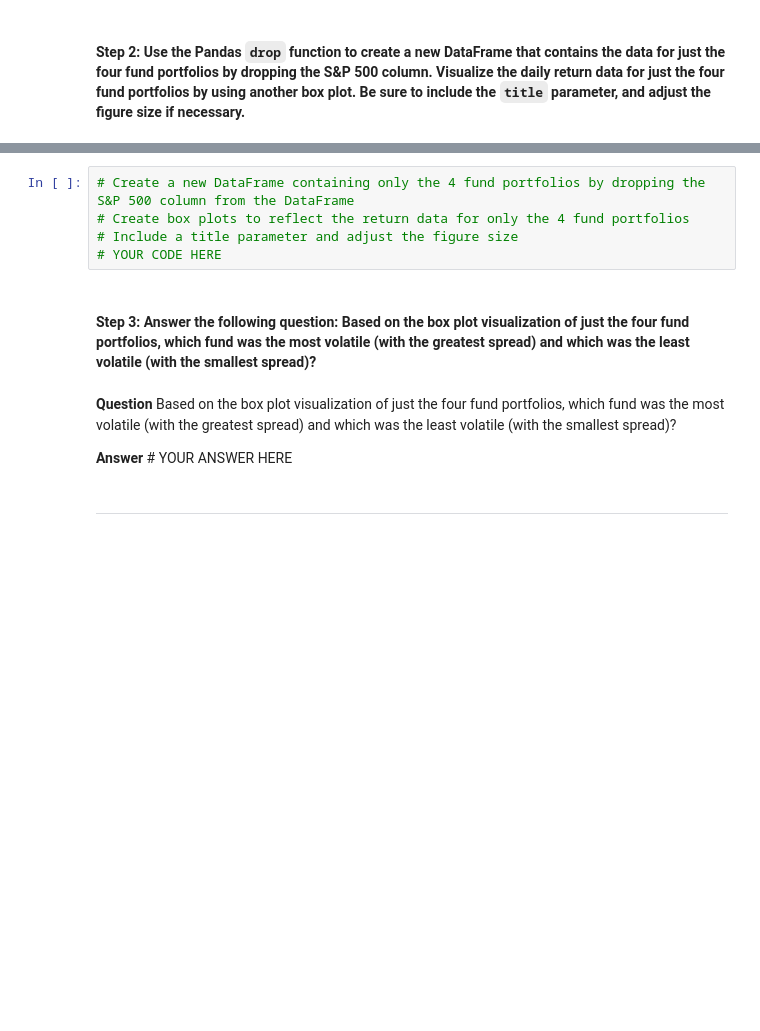
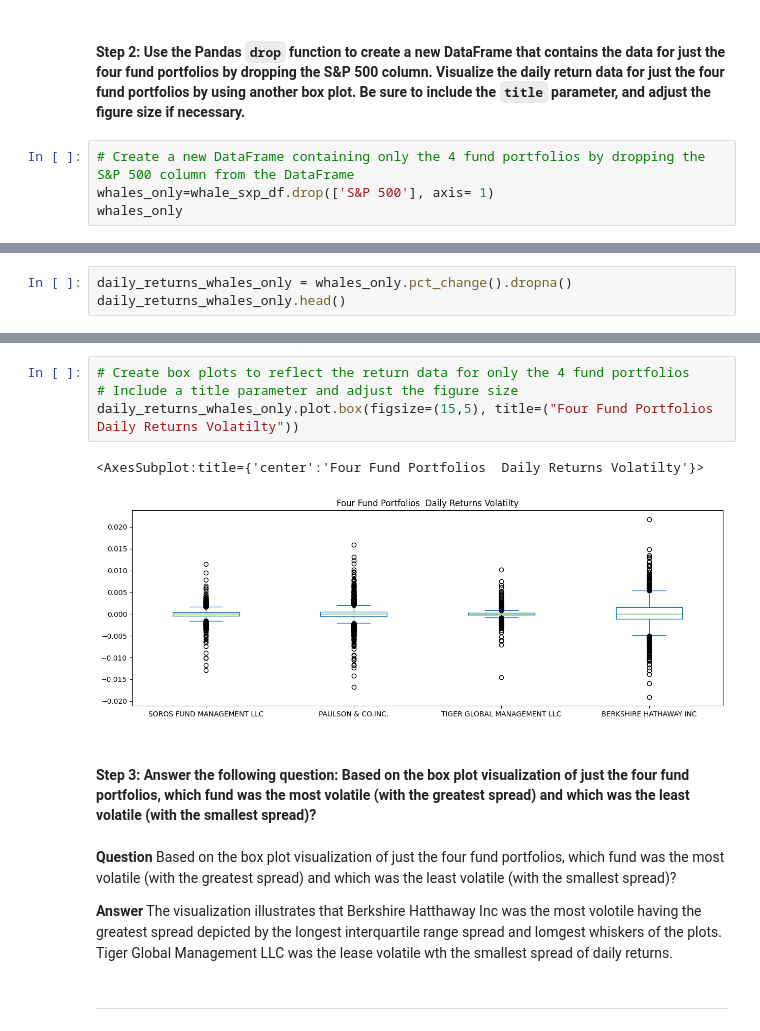
Before and after one commit to Abillu/ChallengeM4_Upload, a Jupyter notebook: risk_return_analysis.ipynb, the cells around one changed output, grey strips where cells are left out. Saved outputs shown, nothing was run; the diff lists cells and outputs as text; blank space fills up the shorter version.

```diff
--- a/risk_return_analysis.ipynb
+++ b/risk_return_analysis.ipynb
@@ -190,2 +211,6 @@ Analyze the volatility of each of the four fund portfolios and of the S&P 500 In
 # %% [markdown]
 #### Step 2: Use the Pandas `drop` function to create a new DataFrame that contains the data for just the four fund portfolios by dropping the S&P 500 column. Visualize the daily return data for just the four fund portfolios by using another box plot. Be sure to include the `title` parameter, and adjust the figure size if necessary.
+# %%
+# Create a new DataFrame containing only the 4 fund portfolios by dropping the S&P 500 column from the DataFrame
+whales_only=whale_sxp_df.drop(['S&P 500'], axis= 1)
+whales_only
@@ -191,0 +232,3 @@ Analyze the volatility of each of the four fund portfolios and of the S&P 500 In
+# %%
+daily_returns_whales_only = whales_only.pct_change().dropna()
+daily_returns_whales_only.head()
@@ -192,14 +243,16 @@ Analyze the volatility of each of the four fund portfolios and of the S&P 500 In
 # %%
-# Create a new DataFrame containing only the 4 fund portfolios by dropping the S&P 500 column from the DataFrame
 # Create box plots to reflect the return data for only the 4 fund portfolios
 # Include a title parameter and adjust the figure size
-# YOUR CODE HERE
+daily_returns_whales_only.plot.box(figsize=(15,5), title=("Four Fund Portfolios  Daily Returns Volatilty"))
+# %% [output]
+<AxesSubplot:title={'center':'Four Fund Portfolios  Daily Returns Volatilty'}>
+[figure, added]
 # %% [markdown]
 #### Step 3: Answer the following question: Based on the box plot visualization of just the four fund portfolios, which fund was the most volatile (with the greatest spread) and which was the least volatile (with the smallest spread)?
 # %% [markdown]
 **Question** Based on the box plot visualization of just the four fund portfolios, which fund was the most volatile (with the greatest spread) and which was the least volatile (with the smallest spread)?
 
-**Answer** # YOUR ANSWER HERE
+**Answer** The visualization illustrates that Berkshire Hatthaway Inc was the most volotile having the greatest spread depicted by the longest interquartile range spread and lomgest whiskers of the plots.  Tiger Global Management LLC was the lease volatile wth the smallest spread of daily returns.
 # %% [markdown]
 ---
 # %% [markdown]
```
Also changed, not shown: parts of 17 cells of this notebook.
